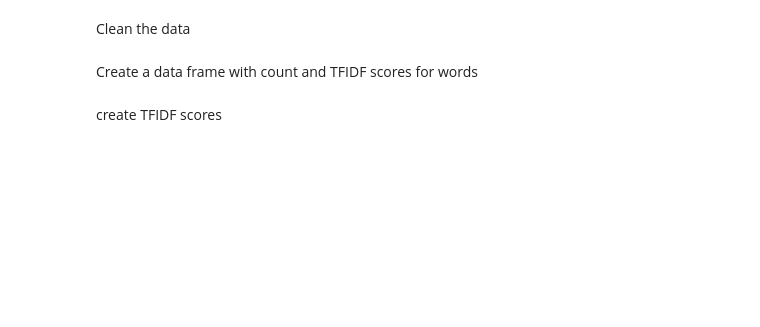
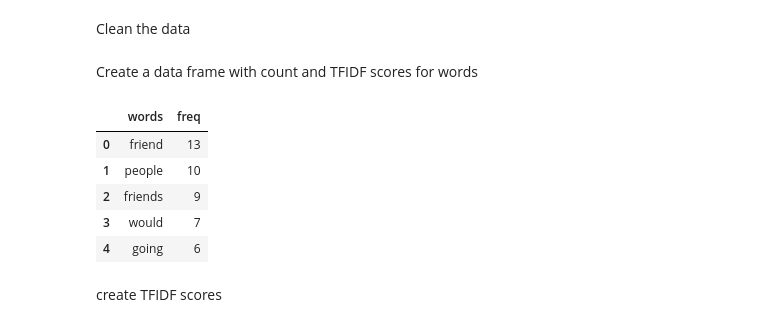
Before and after one commit to mitramir55/Kaggle-NLP-text-classification, a Jupyter notebook: notebook 2.ipynb, the cells around one changed output. Saved outputs shown, nothing was run; the diff lists cells and outputs as text; code cells hidden in the pictures; blank space fills up the shorter version.

```diff
--- a/notebook 2.ipynb
+++ b/notebook 2.ipynb
@@ -85,8 +90,14 @@ df.loc[:, 'cleaned_word_list'] = df.loc[:, 'response_text'].apply(lambda t: clea
+# %%
+df_f = df[df['class'] == 'flagged']
+df_n = df[df['class'] == 'not_flagged']
 # %% [markdown]
 Create a data frame with count and TFIDF scores for words
 # %%
 def count_words(tokens_arrays):
-
+    """
+    gets a dictionary and counts the values
+    output: a sorted dict
+    """
     count_dict = {}
     for array_ in tokens_arrays:
         for word in array_:
@@ -100,10 +111,40 @@ def count_words(tokens_arrays):
 # %%
 def get_n_key_and_value(n, dict_):
 
+    """
+    get the first - most frequent and important -
+    words of dictionary
+    """
     keys = [k for (k, v) in dict_.items()][:n]
     values = [v for (k, v) in dict_.items()][:n]
 
     return keys, values
+# %%
+def convert_tokens_list_to_freq_df(tokens_arrays, n=30):
+    """
+    gets the array of tokenized sentences
+    output: a sorted dataframe with two cols
+    the words and their frequency
+    """
+
+    dict_ = count_words(tokens_arrays)
+    keys, values = get_n_key_and_value(n, dict_)
+
+    df = pd.DataFrame({'words': keys, 'freq': values})
+
+    return df
+
+df_f_words_freq = convert_tokens_list_to_freq_df(df_f.cleaned_word_list)
+df_n_words_freq = convert_tokens_list_to_freq_df(df_n.cleaned_word_list)
+# %%
+df_f_words_freq.head()
+# %% [output]
+|  | words | freq |
+| 0 | friend | 13 |
+| 1 | people | 10 |
+| 2 | friends | 9 |
+| 3 | would | 7 |
+| 4 | going | 6 |
 # %% [markdown]
 create TFIDF scores
 # %%
```
Also changed, not shown: parts of 9 cells of this notebook, 1 other file.
